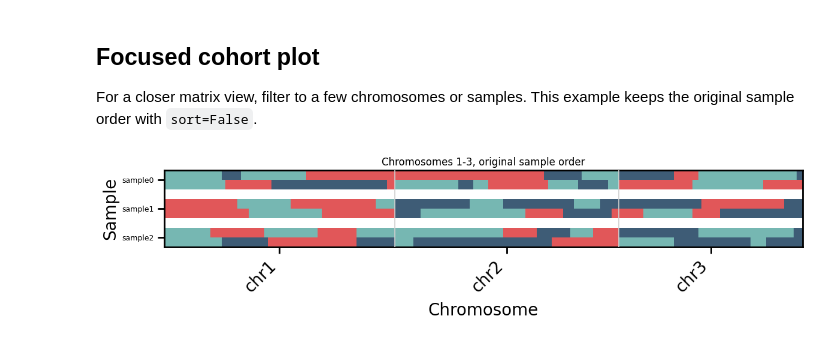
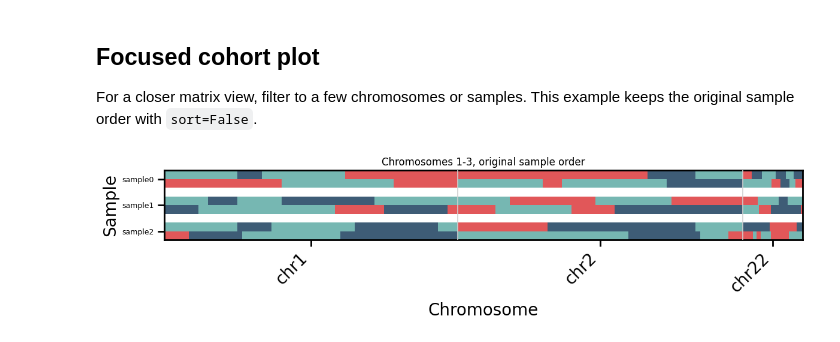
Before and after one commit to AI-sandbox/snputils, a Jupyter notebook: docs/tutorials/local-ancestry-visualization.ipynb, the cells around one changed output. Saved outputs shown, nothing was run; the diff lists cells and outputs as text; code cells hidden in the pictures.

```diff
--- a/docs/tutorials/local-ancestry-visualization.ipynb
+++ b/docs/tutorials/local-ancestry-visualization.ipynb
@@ -96,20 +96,20 @@ plt.show()
 
 For a closer matrix view, filter to a few chromosomes or samples. This example keeps the original sample order with `sort=False`.
 # %%
-focused_indexes = np.where(np.isin(laiobj.chromosomes.astype(str), ["1", "2", "3"]))[0]
+focused_indexes = np.where(np.isin(laiobj.chromosomes.astype(str), ["1", "2", "22"]))[0]
 focused = laiobj.filter_windows(indexes=focused_indexes)
 focused = focused.filter_samples(samples=selected_samples, reorder=True)
 
 plot_lai(
     focused,
     colors=colors,
     sort=False,
     figsize=(12, 3),
     title="Chromosomes 1-3, original sample order",
     scale=4,
 )
 plt.xticks(rotation=45, ha="right")
 plt.tight_layout()
 plt.show()
 # %% [output]
-[figure, old version]
+[figure, new version]
```
Also changed, not shown: parts of 5 cells of this notebook, 3 other files.
